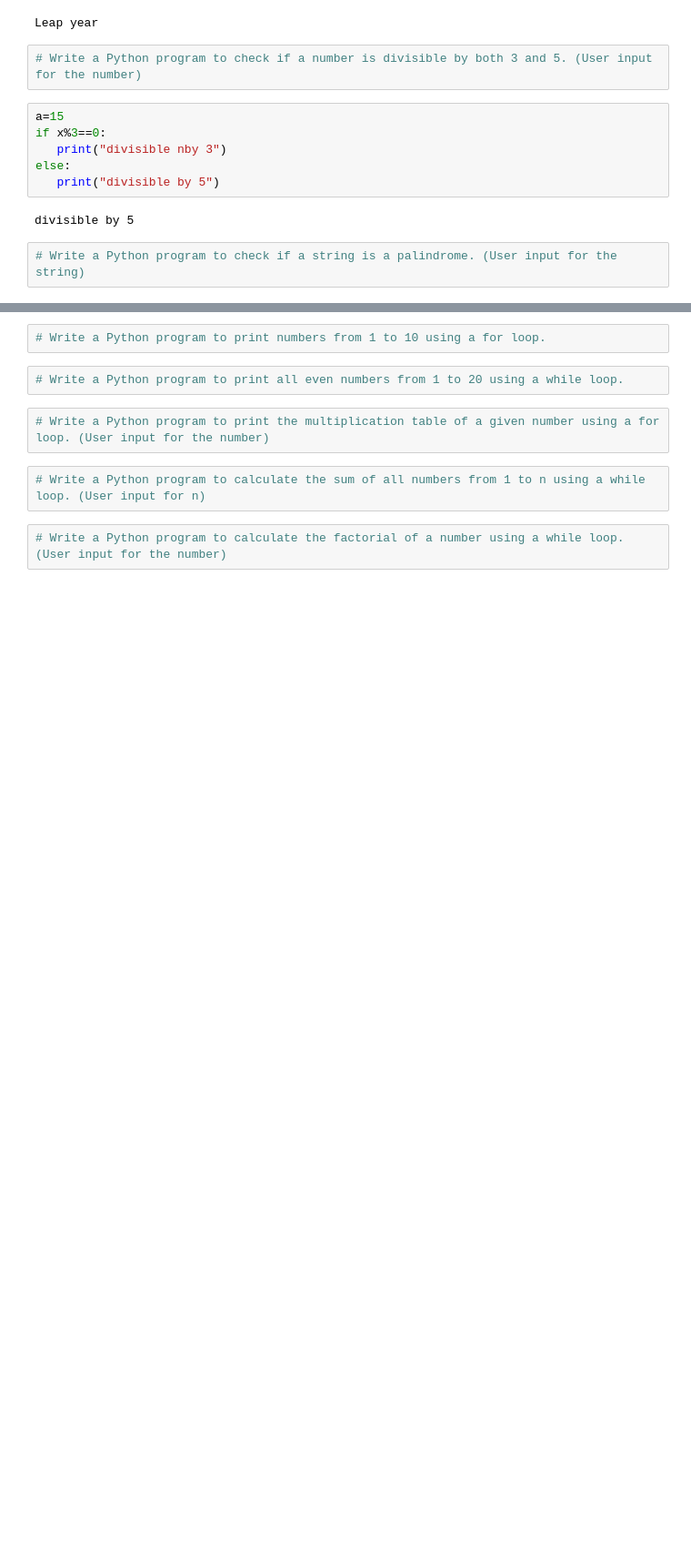
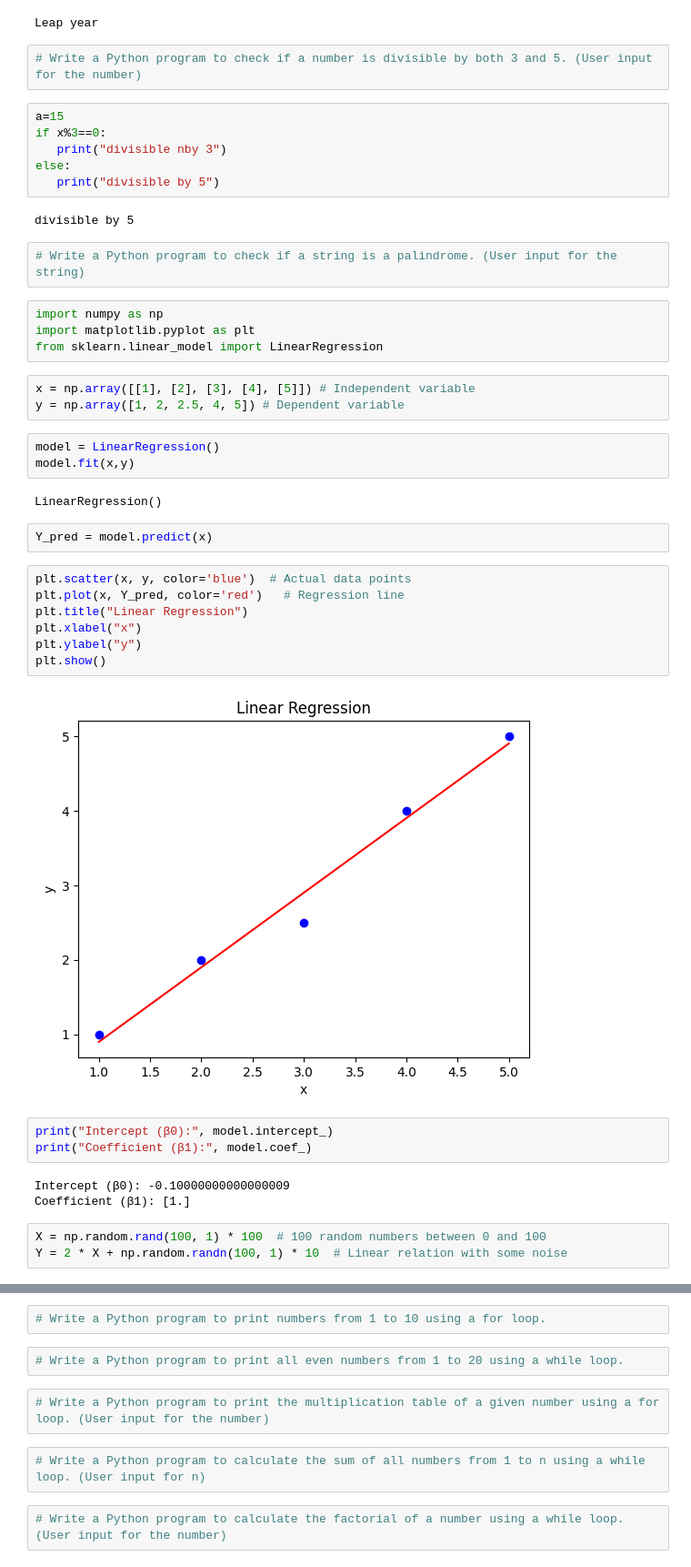
Before and after one commit to Jyothika216/pythonassignment, a Jupyter notebook: assignments/Assignment_01.ipynb, the cells around one changed output, grey strips where cells are left out. Shown at 91% size. Drawn from its saved outputs; the diff is of its cells as text; blank space fills up the shorter version.

```diff
--- a/assignments/Assignment_01.ipynb
+++ b/assignments/Assignment_01.ipynb
@@ -93,3 +93,35 @@ else:
 divisible by 5
 # %%
 # Write a Python program to check if a string is a palindrome. (User input for the string)
+# %%
+import numpy as np
+import matplotlib.pyplot as plt
+from sklearn.linear_model import LinearRegression
+# %%
+x = np.array([[1], [2], [3], [4], [5]]) # Independent variable
+y = np.array([1, 2, 2.5, 4, 5]) # Dependent variable
+# %%
+model = LinearRegression()
+model.fit(x,y)
+# %% [output]
+LinearRegression()
+# %%
+Y_pred = model.predict(x)
+# %%
+plt.scatter(x, y, color='blue')  # Actual data points
+plt.plot(x, Y_pred, color='red')   # Regression line
+plt.title("Linear Regression")
+plt.xlabel("x")
+plt.ylabel("y")
+plt.show()
+# %% [output]
+[figure, added]
+# %%
+print("Intercept (β0):", model.intercept_)
+print("Coefficient (β1):", model.coef_)
+# %% [output]
+Intercept (β0): -0.10000000000000009
+Coefficient (β1): [1.]
+# %%
+X = np.random.rand(100, 1) * 100  # 100 random numbers between 0 and 100
+Y = 2 * X + np.random.randn(100, 1) * 10  # Linear relation with some noise
```
Also changed, not shown: parts of 2 cells of this notebook.
